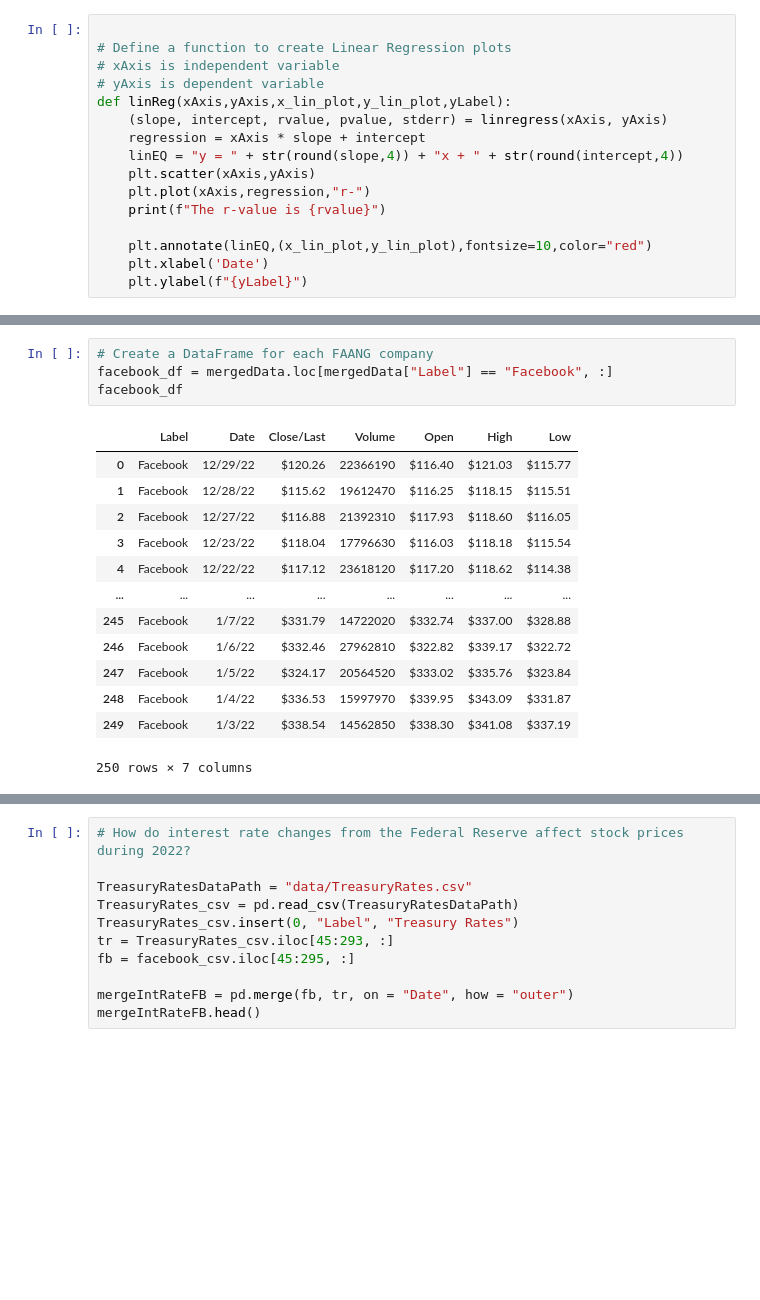
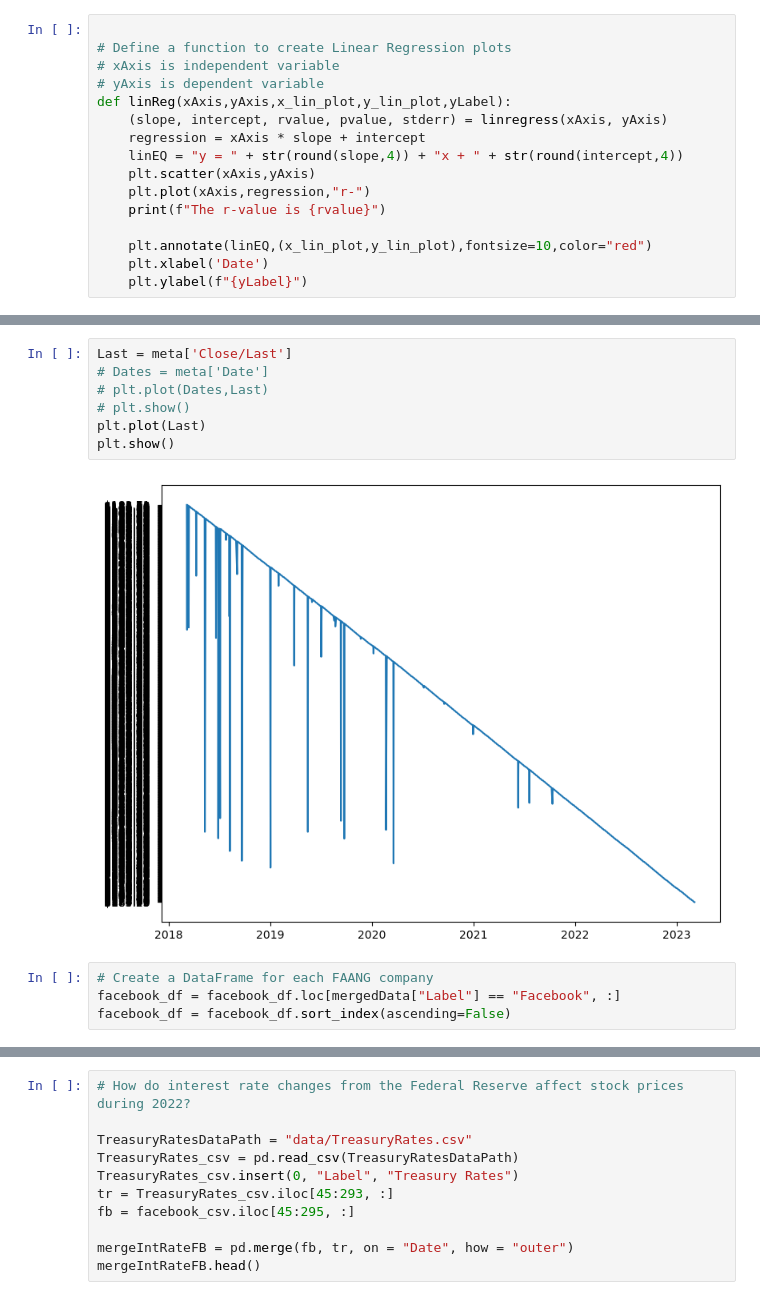
Before and after one commit to Marlon6598/NASDAQ-Project, a Jupyter notebook: MainFinGrab.ipynb, the cells around one changed output, grey strips where cells are left out. Drawn from its saved outputs; the diff is of its cells as text; blank space fills up the shorter version.

```diff
--- a/MainFinGrab.ipynb
+++ b/MainFinGrab.ipynb
@@ -96,18 +158,13 @@ def linReg(xAxis,yAxis,x_lin_plot,y_lin_plot,yLabel):
+# %%
+Last = meta['Close/Last']
+# Dates = meta['Date']
+# plt.plot(Dates,Last)
+# plt.show()
+plt.plot(Last)
+plt.show()
+# %% [output]
+[figure, added]
 # %%
 # Create a DataFrame for each FAANG company
-facebook_df = mergedData.loc[mergedData["Label"] == "Facebook", :]
-facebook_df
+facebook_df = facebook_df.loc[mergedData["Label"] == "Facebook", :]
+facebook_df = facebook_df.sort_index(ascending=False)
-# %% [output]
-|  | Label | Date | Close/Last | Volume | Open | High | Low |
-| 0 | Facebook | 12/29/22 | $120.26 | 22366190 | $116.40 | $121.03 | $115.77 |
-| 1 | Facebook | 12/28/22 | $115.62 | 19612470 | $116.25 | $118.15 | $115.51 |
-| 2 | Facebook | 12/27/22 | $116.88 | 21392310 | $117.93 | $118.60 | $116.05 |
-| 3 | Facebook | 12/23/22 | $118.04 | 17796630 | $116.03 | $118.18 | $115.54 |
-| 4 | Facebook | 12/22/22 | $117.12 | 23618120 | $117.20 | $118.62 | $114.38 |
-| ... | ... | ... | ... | ... | ... | ... | ... |
-| 245 | Facebook | 1/7/22 | $331.79 | 14722020 | $332.74 | $337.00 | $328.88 |
-| 246 | Facebook | 1/6/22 | $332.46 | 27962810 | $322.82 | $339.17 | $322.72 |
-| 247 | Facebook | 1/5/22 | $324.17 | 20564520 | $333.02 | $335.76 | $323.84 |
-| 248 | Facebook | 1/4/22 | $336.53 | 15997970 | $339.95 | $343.09 | $331.87 |
-| 249 | Facebook | 1/3/22 | $338.54 | 14562850 | $338.30 | $341.08 | $337.19 |
-250 rows × 7 columns
```
Also changed, not shown: parts of 18 cells of this notebook, 1 other file.
